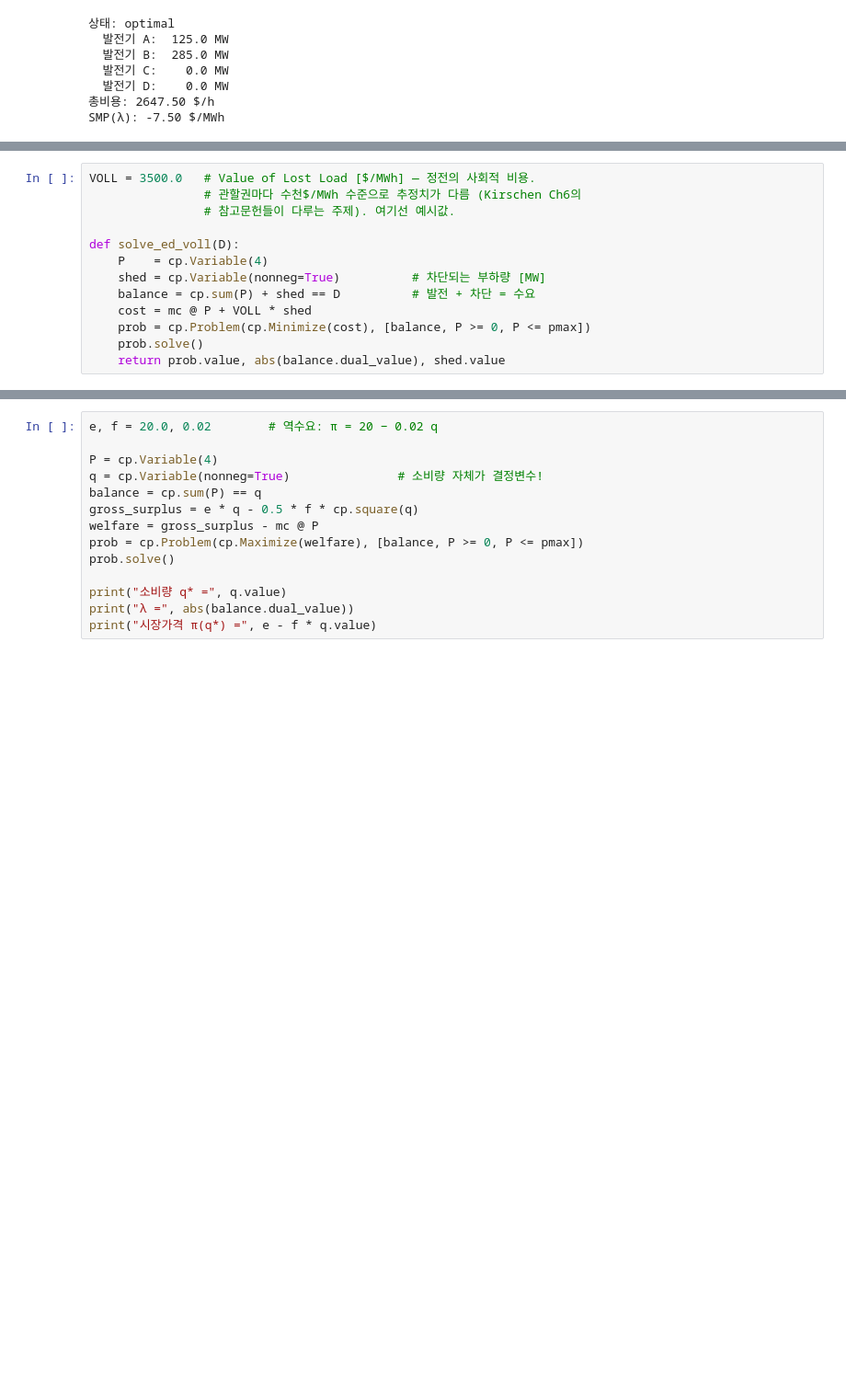
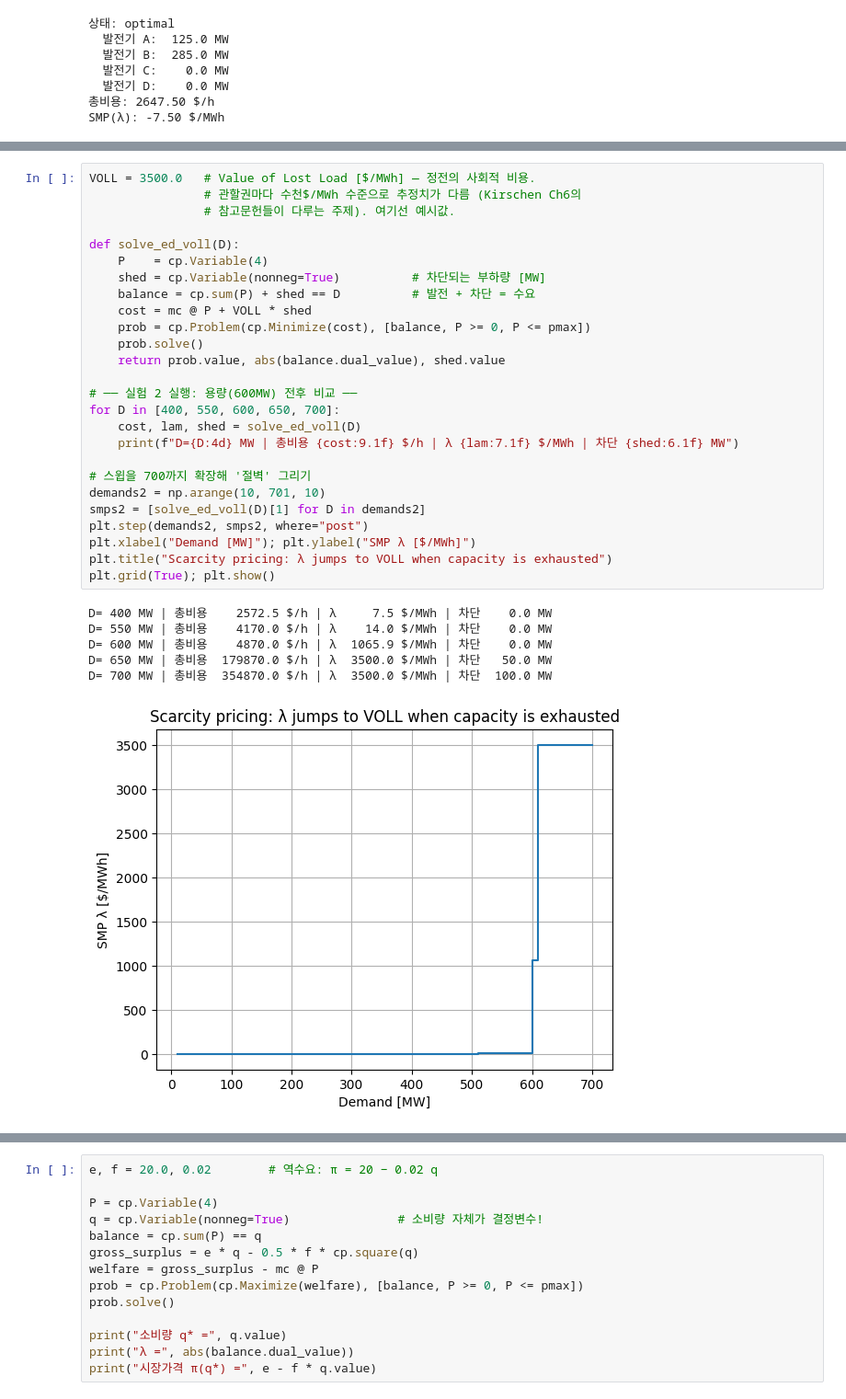
Before and after one commit to dhuuh19/Power-System-Economics, a Jupyter notebook: Economic_Dispatch.ipynb, the cells around one changed output, grey strips where cells are left out. Shown at 92% size. Cells and saved outputs as stored; diff of their text form; blank space fills up the shorter version.

Commit message:
Add VOLL experiment with scarcity pricing

```diff
--- a/Economic_Dispatch.ipynb
+++ b/Economic_Dispatch.ipynb
@@ -71,13 +153,33 @@ plt.grid(True); plt.show()
 # %%
 VOLL = 3500.0   # Value of Lost Load [$/MWh] — 정전의 사회적 비용.
                 # 관할권마다 수천$/MWh 수준으로 추정치가 다름 (Kirschen Ch6의
                 # 참고문헌들이 다루는 주제). 여기선 예시값.
 
 def solve_ed_voll(D):
     P    = cp.Variable(4)
     shed = cp.Variable(nonneg=True)          # 차단되는 부하량 [MW]
     balance = cp.sum(P) + shed == D          # 발전 + 차단 = 수요
     cost = mc @ P + VOLL * shed
     prob = cp.Problem(cp.Minimize(cost), [balance, P >= 0, P <= pmax])
     prob.solve()
     return prob.value, abs(balance.dual_value), shed.value
+
+# ── 실험 2 실행: 용량(600MW) 전후 비교 ──
+for D in [400, 550, 600, 650, 700]:
+    cost, lam, shed = solve_ed_voll(D)
+    print(f"D={D:4d} MW | 총비용 {cost:9.1f} $/h | λ {lam:7.1f} $/MWh | 차단 {shed:6.1f} MW")
+
+# 스윕을 700까지 확장해 '절벽' 그리기
+demands2 = np.arange(10, 701, 10)
+smps2 = [solve_ed_voll(D)[1] for D in demands2]
+plt.step(demands2, smps2, where="post")
+plt.xlabel("Demand [MW]"); plt.ylabel("SMP λ [$/MWh]")
+plt.title("Scarcity pricing: λ jumps to VOLL when capacity is exhausted")
+plt.grid(True); plt.show()
+# %% [output]
+D= 400 MW | 총비용    2572.5 $/h | λ     7.5 $/MWh | 차단    0.0 MW
+D= 550 MW | 총비용    4170.0 $/h | λ    14.0 $/MWh | 차단    0.0 MW
+D= 600 MW | 총비용    4870.0 $/h | λ  1065.9 $/MWh | 차단    0.0 MW
+D= 650 MW | 총비용  179870.0 $/h | λ  3500.0 $/MWh | 차단   50.0 MW
+D= 700 MW | 총비용  354870.0 $/h | λ  3500.0 $/MWh | 차단  100.0 MW
+[figure, added]
```
Also changed, not shown: parts of 11 cells of this notebook.
